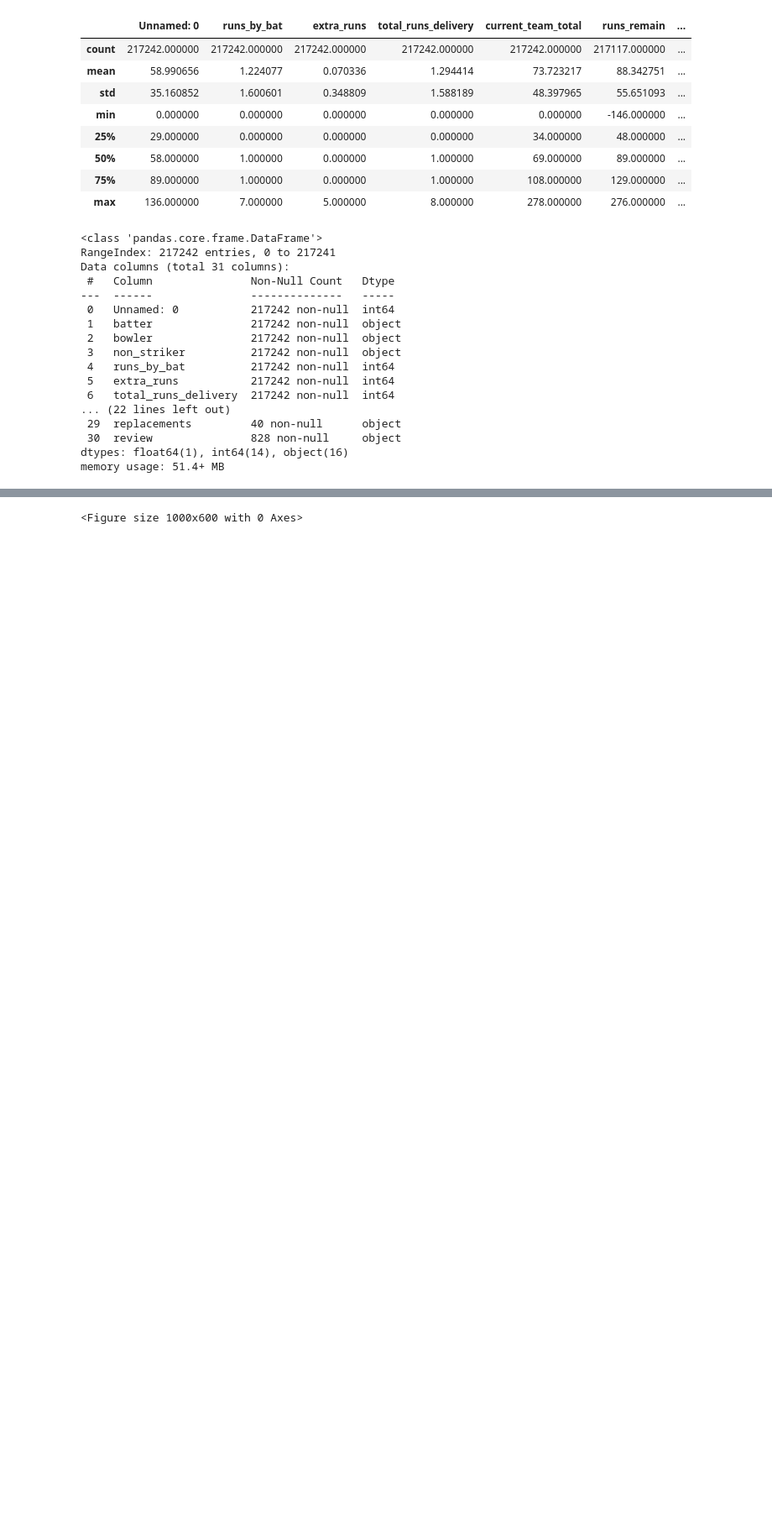
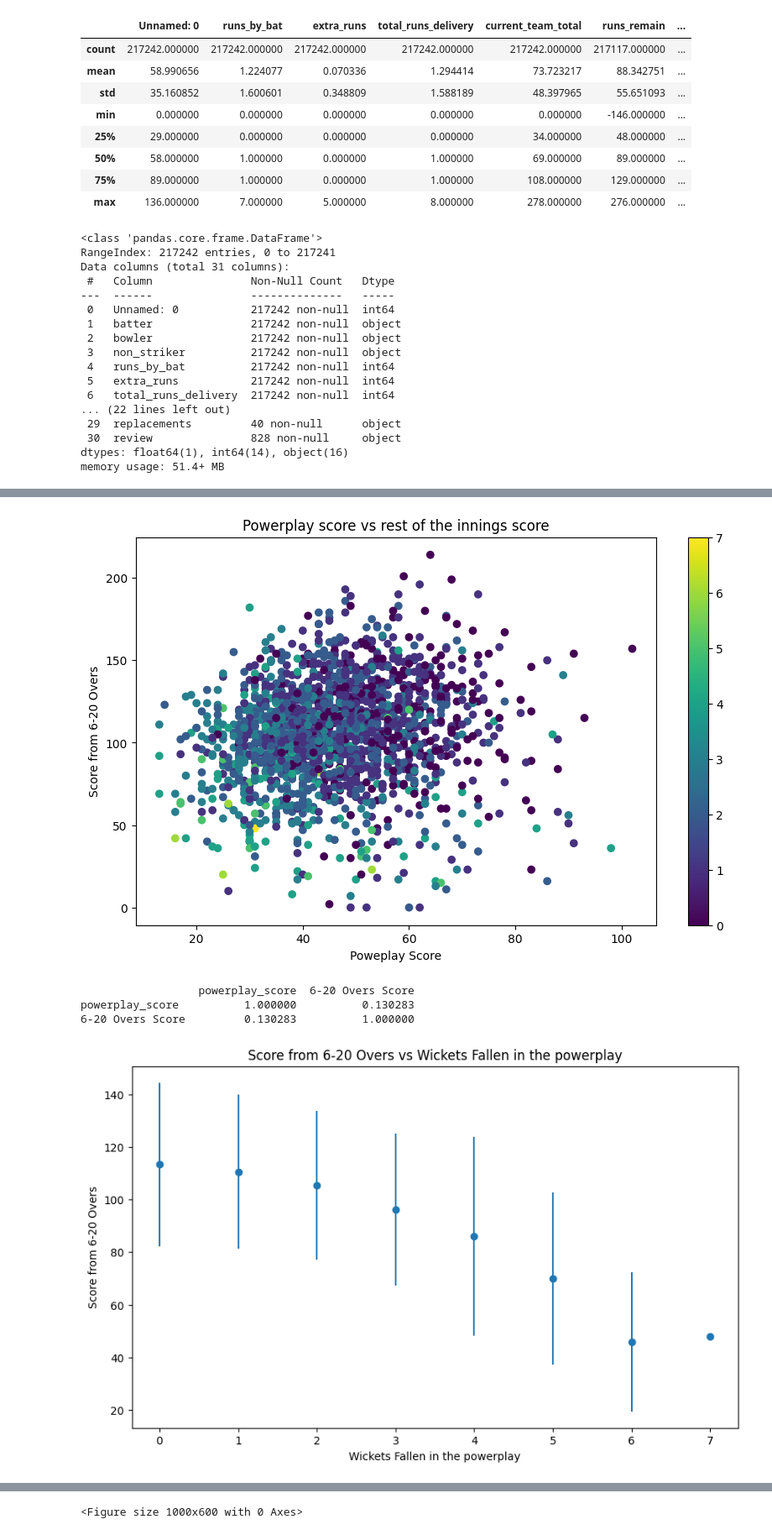
Before and after one commit to 19Kaumini/e19-co544-cricket-analytics-and-prediction, a Jupyter notebook: EDA/Powerplay.ipynb, the cells around one changed output, grey strips where cells are left out. Shown at 84% size. Saved outputs shown, nothing was run; the diff lists cells and outputs as text; code cells hidden in the pictures; blank space fills up the shorter version.

```diff
--- a/EDA/Powerplay.ipynb
+++ b/EDA/Powerplay.ipynb
@@ -123,0 +124,46 @@ final_team_total                              0.486852          1.000000
+# %%
+# obviously higher powerplay score should be associated with higher final score
+# hence let's take a new variable "score from 6-20"
+
+powerplay_data["6-20 Overs Score"] = powerplay_data["final_team_total"] - powerplay_data["powerplay_score"]
+
+#plot 6-20 overs score vs powerplay score as scatter plot add the number of wickets as color
+plt.figure(figsize=(10, 6))
+plt.scatter(powerplay_data['powerplay_score'], powerplay_data['6-20 Overs Score'], c=powerplay_data['wickets_fallen'], cmap='viridis')
+plt.xlabel('Poweplay Score')
+plt.ylabel('Score from 6-20 Overs')
+plt.title('Powerplay score vs rest of the innings score')
+plt.colorbar()
+plt.show()
+
+# check the correlation between the variables using the pearson correlation without the match_id, innnings and year columns
+print(powerplay_data[['powerplay_score', '6-20 Overs Score']].corr(method='pearson'))
+# The correlation between the powerplay score and the 6-20 overs score is 0.13
+
+# plot 6 - 20 over score vs number of wickets as error bars use grouping by wickets fallen
+gp = powerplay_data.groupby('wickets_fallen')
+wickets_fallen_means = gp['6-20 Overs Score'].mean()
+
+
+plt.figure(figsize=(10, 6))
+plt.errorbar(wickets_fallen_means.index, wickets_fallen_means, yerr=gp['6-20 Overs Score'].std(), fmt='o')
+plt.xlabel('Wickets Fallen in the powerplay')
+plt.ylabel('Score from 6-20 Overs')
+plt.title('Score from 6-20 Overs vs Wickets Fallen in the powerplay')
+plt.show()
+
+
+# check correlation between wickets fallen and 6-20 overs score
+print(powerplay_data[['wickets_fallen', '6-20 Overs Score']].corr(method='pearson'))
+
+# The correlation between the wickets fallen and the 6-20 overs score is -0.27
+
+
+# check the correlation between the variables using the pearson correlation without the match_id, innnings
+print(powerplay_data[['powerplay_score', 'final_team_total', 'wickets_fallen', 'run_rate', 'score - run_rate * wickets', '6-20 Overs Score', 'innings']].corr(method='pearson'))
+# %% [output]
+[figure, added]
+                  powerplay_score  6-20 Overs Score
+powerplay_score          1.000000          0.130283
+6-20 Overs Score         0.130283          1.000000
+[figure, added]
```
Also changed, not shown: parts of 7 cells of this notebook, 1 other file.
